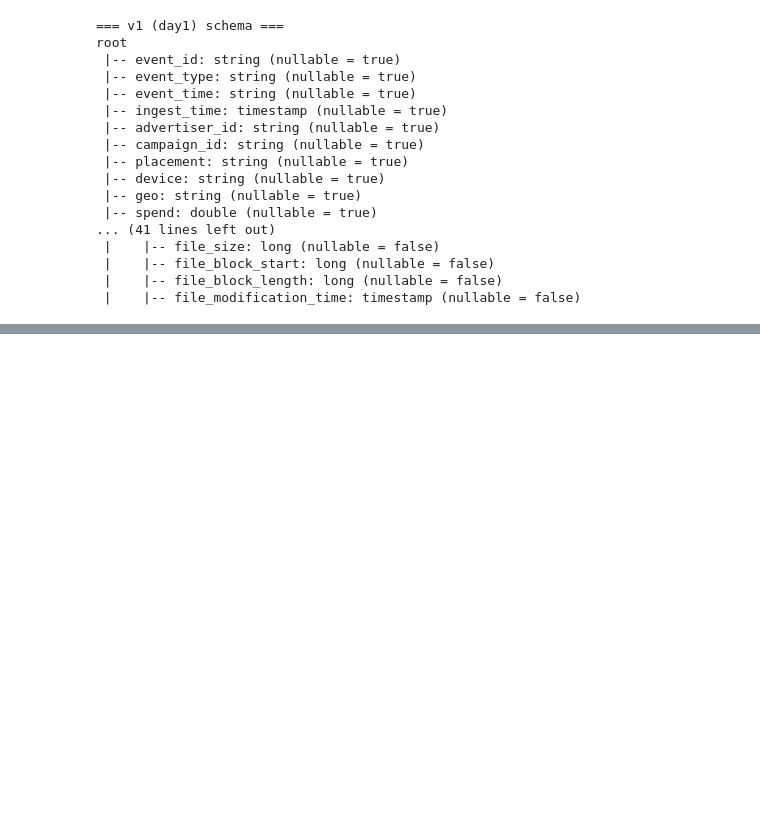
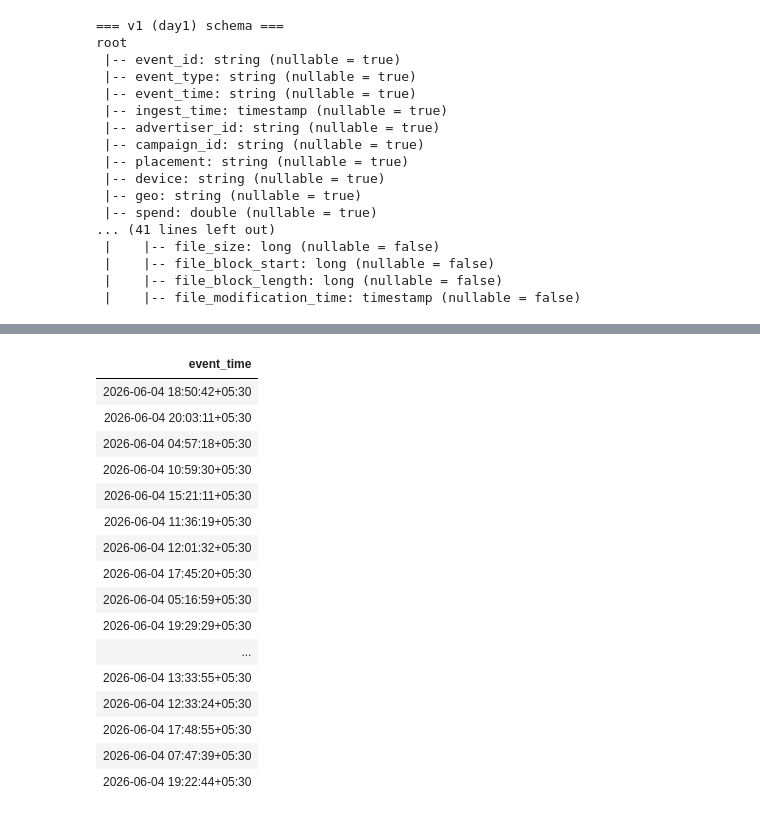
Before and after one commit to Lekhapriyadharshini/lekhapriyadharshini-data-engineering, a Jupyter notebook: projects/01-medallion-data-pipeline/notebooks/DSP_Medallion_Pipeline.ipynb, the cells around one changed output, grey strips where cells are left out. Saved outputs shown, nothing was run; the diff lists cells and outputs as text; code cells hidden in the pictures; blank space fills up the shorter version.

```diff
--- a/projects/01-medallion-data-pipeline/notebooks/DSP_Medallion_Pipeline.ipynb
+++ b/projects/01-medallion-data-pipeline/notebooks/DSP_Medallion_Pipeline.ipynb
@@ -125,0 +182,35 @@ bronze_advertisers: 10 rows
+# %%
+from pyspark.sql.functions import (
+    col,
+    lit,
+    current_timestamp,
+    to_timestamp,
+    when,
+    row_number
+)
+
+display(
+    events_unified
+    .filter(events_unified.schema_version == "v2")
+    .select("event_time")
+    .distinct()
+    .limit(20)
+)
+# %% [output]
+| event_time |
+| 2026-06-04 18:50:42+05:30 |
+| 2026-06-04 20:03:11+05:30 |
+| 2026-06-04 04:57:18+05:30 |
+| 2026-06-04 10:59:30+05:30 |
+| 2026-06-04 15:21:11+05:30 |
+| 2026-06-04 11:36:19+05:30 |
+| 2026-06-04 12:01:32+05:30 |
+| 2026-06-04 17:45:20+05:30 |
+| 2026-06-04 05:16:59+05:30 |
+| 2026-06-04 19:29:29+05:30 |
+| ... |
+| 2026-06-04 13:33:55+05:30 |
+| 2026-06-04 12:33:24+05:30 |
+| 2026-06-04 17:48:55+05:30 |
+| 2026-06-04 07:47:39+05:30 |
+| 2026-06-04 19:22:44+05:30 |
```
Also changed, not shown: parts of 16 cells of this notebook.
